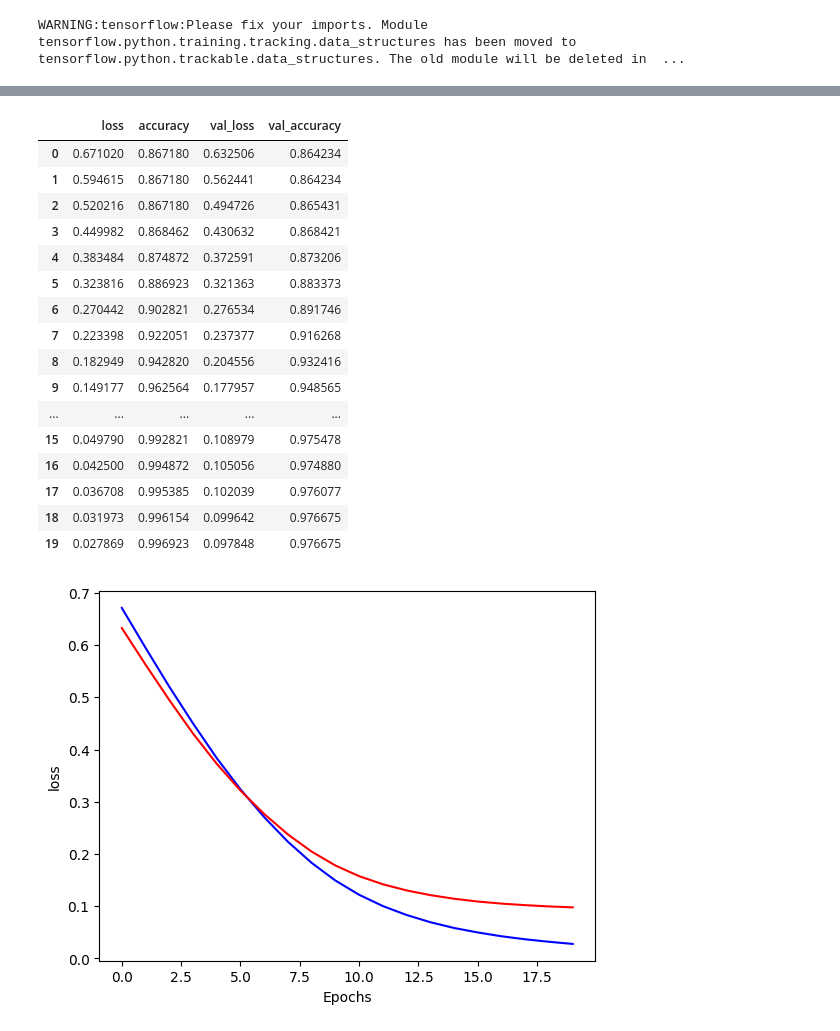
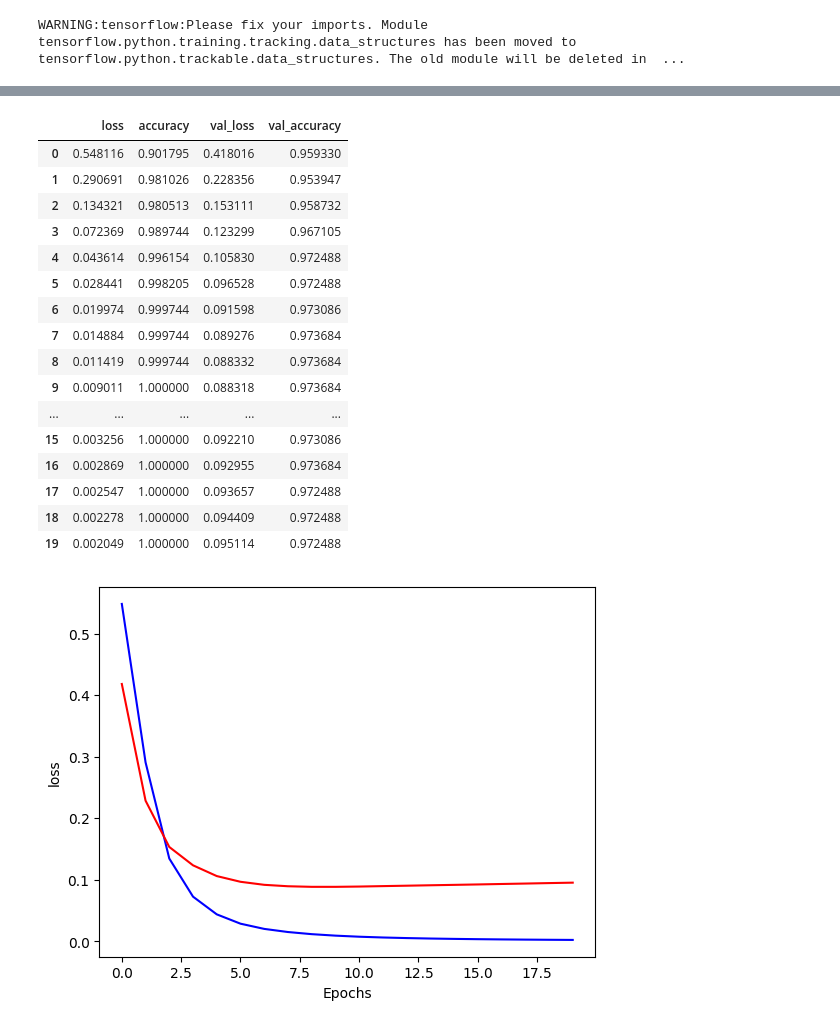
Before and after one commit to philippeJeremy/Bloc-4-Analyse-predictive-de-donnees-non-structurees-par-l-intelligence-artificielle, a Jupyter notebook: detecteur.ipynb, the cells around one changed output, grey strips where cells are left out. Saved outputs shown, nothing was run; the diff lists cells and outputs as text; code cells hidden in the pictures.

```diff
--- a/detecteur.ipynb
+++ b/detecteur.ipynb
@@ -249,11 +280,25 @@ _________________________________________________________________
+# %%
+Checkpoint_create = tf.keras.callbacks.ModelCheckpoint(
+                        filepath='model_hub_weights.hdf5',
+                        monitor='val_loss',
+                        verbose=1,
+                        save_best_only=True,
+                        save_weights_only=False,
+                        mode='auto',
+                        save_freq='epoch',
+                        period=1)
 # %%
-model.compile(optimizer='adam',
+model_hub.compile(optimizer='adam',
               loss=tf.keras.losses.BinaryCrossentropy(from_logits=True),
               metrics=['accuracy'])
 # %%
-history = model.fit(train_data.shuffle(10000).batch(512),
-                    epochs=20,
-                    validation_data=val_data.batch(512),
-                    verbose=1)
+# train model
+model_hub.fit(train_data.shuffle(10000).batch(512),
+                epochs=20,
+                class_weight=weights,
+                validation_data=val_data.batch(512),
+                verbose=1,
+                callbacks=Checkpoint_create
+                )
 # %% [output]
 Epoch 1/20
@@ -276,30 +323,30 @@ Epoch 20/20
 # %%
-model_loss = pd.DataFrame(model.history.history)
-model_loss
+history_model_hub = pd.DataFrame(model_hub.history.history)
+history_model_hub
 # %% [output]
 |  | loss | accuracy | val_loss | val_accuracy |
-| 0 | 0.671020 | 0.867180 | 0.632506 | 0.864234 |
-| 1 | 0.594615 | 0.867180 | 0.562441 | 0.864234 |
-| 2 | 0.520216 | 0.867180 | 0.494726 | 0.865431 |
-| 3 | 0.449982 | 0.868462 | 0.430632 | 0.868421 |
-| 4 | 0.383484 | 0.874872 | 0.372591 | 0.873206 |
-| 5 | 0.323816 | 0.886923 | 0.321363 | 0.883373 |
-| 6 | 0.270442 | 0.902821 | 0.276534 | 0.891746 |
-| 7 | 0.223398 | 0.922051 | 0.237377 | 0.916268 |
-| 8 | 0.182949 | 0.942820 | 0.204556 | 0.932416 |
-| 9 | 0.149177 | 0.962564 | 0.177957 | 0.948565 |
+| 0 | 0.548116 | 0.901795 | 0.418016 | 0.959330 |
+| 1 | 0.290691 | 0.981026 | 0.228356 | 0.953947 |
+| 2 | 0.134321 | 0.980513 | 0.153111 | 0.958732 |
+| 3 | 0.072369 | 0.989744 | 0.123299 | 0.967105 |
+| 4 | 0.043614 | 0.996154 | 0.105830 | 0.972488 |
+| 5 | 0.028441 | 0.998205 | 0.096528 | 0.972488 |
+| 6 | 0.019974 | 0.999744 | 0.091598 | 0.973086 |
+| 7 | 0.014884 | 0.999744 | 0.089276 | 0.973684 |
+| 8 | 0.011419 | 0.999744 | 0.088332 | 0.973684 |
+| 9 | 0.009011 | 1.000000 | 0.088318 | 0.973684 |
 | ... | ... | ... | ... | ... |
-| 15 | 0.049790 | 0.992821 | 0.108979 | 0.975478 |
-| 16 | 0.042500 | 0.994872 | 0.105056 | 0.974880 |
-| 17 | 0.036708 | 0.995385 | 0.102039 | 0.976077 |
-| 18 | 0.031973 | 0.996154 | 0.099642 | 0.976675 |
-| 19 | 0.027869 | 0.996923 | 0.097848 | 0.976675 |
+| 15 | 0.003256 | 1.000000 | 0.092210 | 0.973086 |
+| 16 | 0.002869 | 1.000000 | 0.092955 | 0.973684 |
+| 17 | 0.002547 | 1.000000 | 0.093657 | 0.972488 |
+| 18 | 0.002278 | 1.000000 | 0.094409 | 0.972488 |
+| 19 | 0.002049 | 1.000000 | 0.095114 | 0.972488 |
 # %%
-plt.plot(history.history["loss"], color="b")
-plt.plot(history.history["val_loss"], color="r")
+plt.plot(history_model_hub["loss"], color="b")
+plt.plot(history_model_hub["val_loss"], color="r")
 plt.ylabel("loss")
 plt.xlabel("Epochs")
 plt.show()
 # %% [output]
-[figure, old version]
+[figure, new version]
 # %%
```
Also changed, not shown: parts of 14 cells of this notebook, 2 other files.
